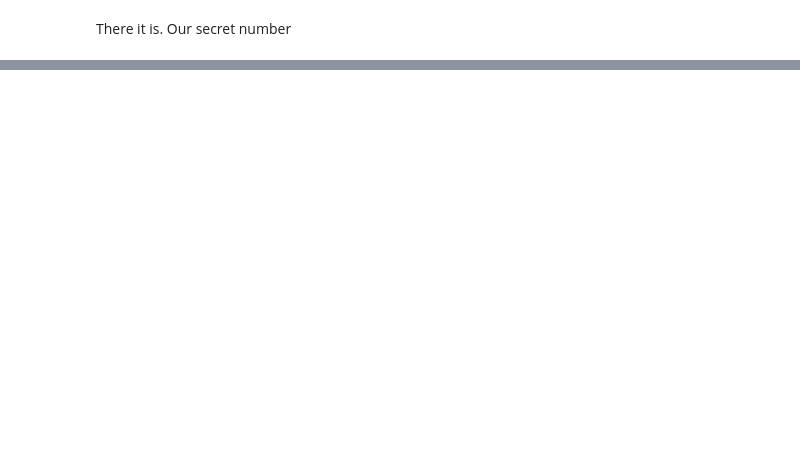
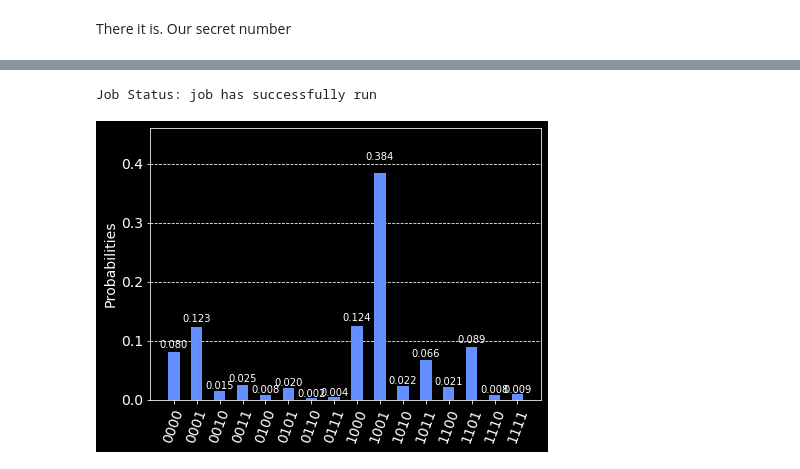
Before and after one commit to konkalaitzidis/Quantum-Computing-Programming, a Jupyter notebook: Qiskit/Quantum Algorithms/Bernstein-Vazirani-algorithm.ipynb, the cells around one changed output, grey strips where cells are left out. Saved outputs shown, nothing was run; the diff lists cells and outputs as text; code cells hidden in the pictures; blank space fills up the shorter version.

```diff
--- a/Qiskit/Quantum Algorithms/Bernstein-Vazirani-algorithm.ipynb
+++ b/Qiskit/Quantum Algorithms/Bernstein-Vazirani-algorithm.ipynb
@@ -61,0 +93,6 @@ There it is. Our secret number
+# %%
+provider = IBMQ.get_provider('ibm-q')
+# %%
+qcomp = provider.get_backend('ibmq_burlington')
+# %%
+job = execute(circuit, backend=qcomp)
@@ -61,0 +101,10 @@ There it is. Our secret number
+# %%
+job_monitor(job)
+# %% [output]
+Job Status: job has successfully run
+# %%
+result = job.result()
+# %%
+plot_histogram(result.get_counts(circuit))
+# %% [output]
+[figure, added]
```
Also changed, not shown: parts of 19 cells of this notebook.
